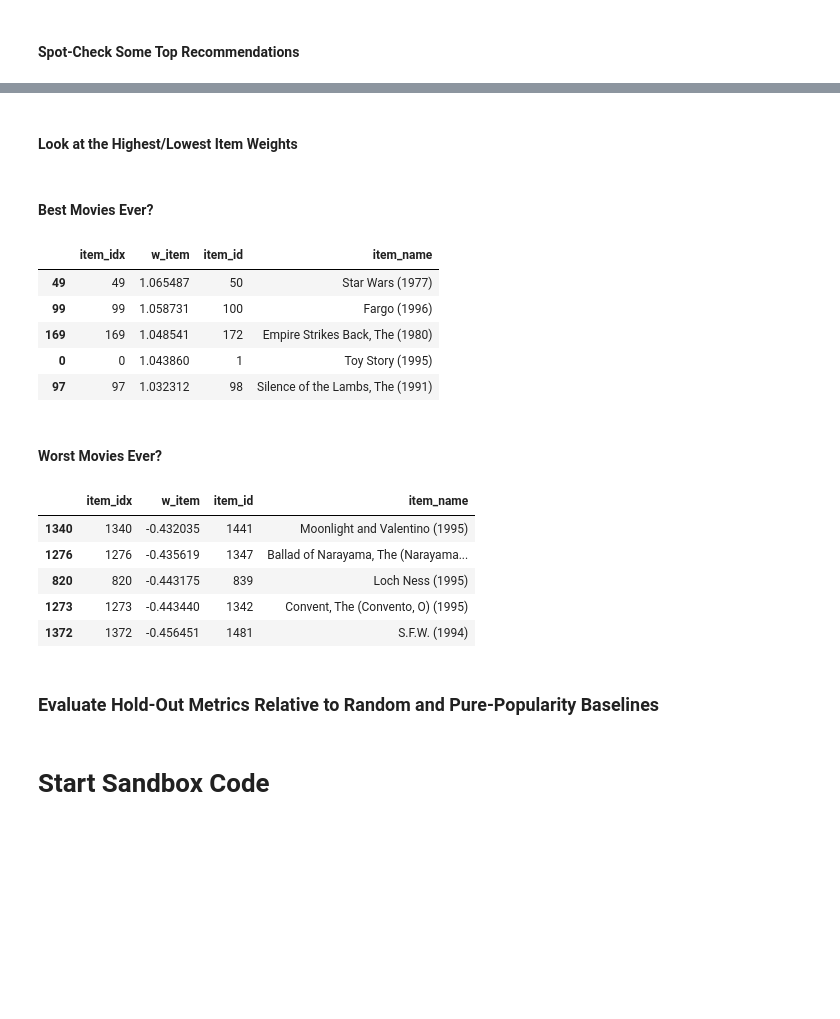
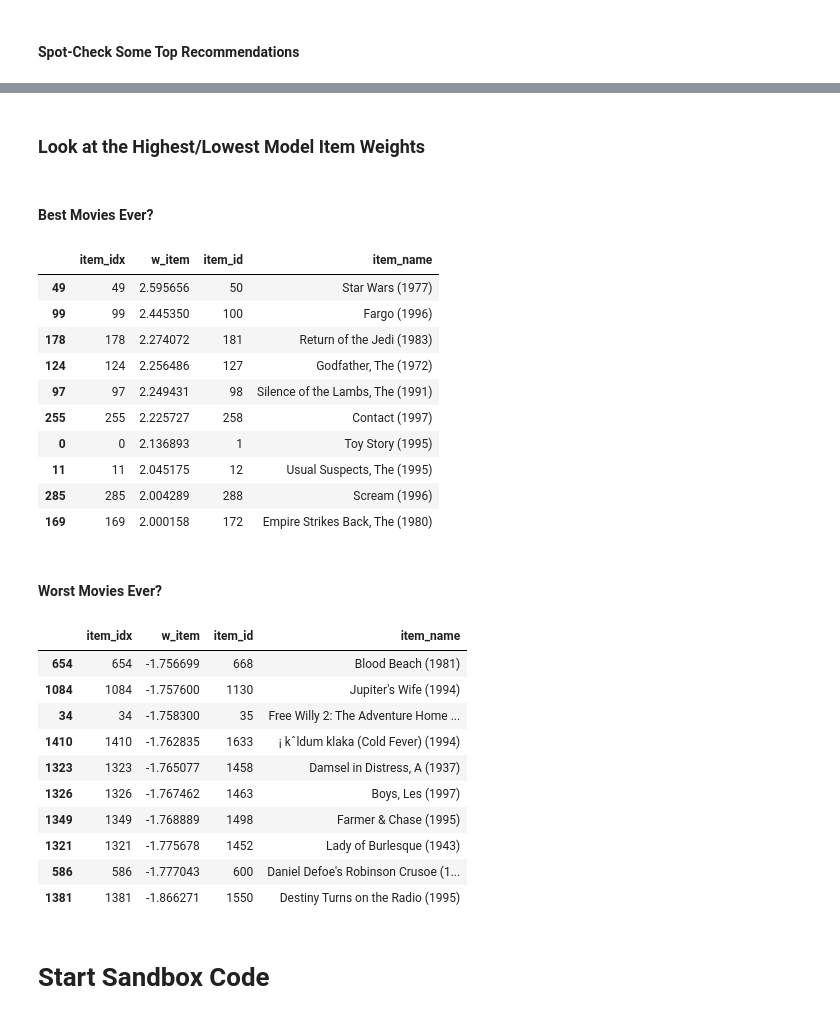
Before and after one commit to etlundquist/rankfm, a Jupyter notebook: notebooks/rank-fm.ipynb, the cells around one changed output, grey strips where cells are left out. Drawn from its saved outputs; the diff is of its cells as text; code cells hidden in the pictures; blank space fills up the shorter version.

```diff
--- a/notebooks/rank-fm.ipynb
+++ b/notebooks/rank-fm.ipynb
@@ -113,6 +113,6 @@ ratings_explicit.head()
 # %% [markdown]
 #### Generate Implicit Feedback Version
 # %%
-ratings_implicit = ratings_explicit[ratings_explicit.positive_feedback == 1][['user_id', 'item_id']].reset_index(drop=True)
+ratings_implicit = ratings_explicit[ratings_explicit.positive_feedback == 1].reset_index(drop=True)
 ratings_implicit.head()
 # %% [output]
@@ -145,10 +145,10 @@ def sample_tuple(u, i, items, user_items):
     return u, i, np.random.choice(list(items - user_items[u]))
 
 
-def sample_tuples(interactions, items, user_items, n_jobs=mp.cpu_count()):
+def sample_tuples(interactions, items, user_items, processes=mp.cpu_count()):
     """sample a (u, i, j) tuple for every observed interaction"""
 
-    pool = mp.Pool(processes=n_jobs)
+    pool = mp.Pool(processes=processes)
     mp_sample_tuple = partial(sample_tuple, items=items, user_items=user_items)
     samples = pool.starmap(mp_sample_tuple, zip(interactions.iloc[:, 0], interactions.iloc[:, 1]))
     pool.close()
@@ -312,0 +331,10 @@ interactions.head()
+# %%
+test_pct = 0.25
+
+train_mask = (ratings_implicit.index / ratings_implicit.shape[0]) <  (1 - test_pct)
+valid_mask = (ratings_implicit.index / ratings_implicit.shape[0]) >= (1 - test_pct)
+
+interactions_train = ratings_implicit[train_mask][['user_id', 'item_id']]
+interactions_valid = ratings_implicit[valid_mask][['user_id', 'item_id']]
+
+interactions_train.shape, interactions_valid.shape
@@ -313,6 +349,8 @@ interactions.head()
 # %% [markdown]
 #### Initialize and Fit the Model
 # %%
-model = RankFM(factors=10, learning_rate=0.01, regularization=0.1)
-model.fit(interactions, n_epochs=3)
+%%prun -l 10
+
+model = RankFM(factors=10, learning_rate=0.1, regularization=0.01)
+model.fit(interactions_train, epochs=10)
 # %% [output]
@@ -355,5 +459,5 @@ item_names[item_names.item_id.isin([50, 100, 181, 174, 258, 127, 98, 1, 172, 56]
 # %% [markdown]
-#### Look at the Highest/Lowest Item Weights
+### Look at the Highest/Lowest Model Item Weights
 # %%
 item_weights = pd.DataFrame({'item_idx': np.arange(len(model.w_item)), 'w_item': model.w_item})
 item_weights['item_id'] = item_weights['item_idx'].map(model.index_to_item)
@@ -361,26 +465,34 @@ item_weights = pd.merge(item_weights, item_names, on='item_id').sort_values('w_i
 # %% [markdown]
 #### Best Movies Ever?
 # %%
-item_weights.head()
+item_weights.head(10)
 # %% [output]
 |  | item_idx | w_item | item_id | item_name |
-| 49 | 49 | 1.065487 | 50 | Star Wars (1977) |
-| 99 | 99 | 1.058731 | 100 | Fargo (1996) |
-| 169 | 169 | 1.048541 | 172 | Empire Strikes Back, The (1980) |
-| 0 | 0 | 1.043860 | 1 | Toy Story (1995) |
-| 97 | 97 | 1.032312 | 98 | Silence of the Lambs, The (1991) |
+| 49 | 49 | 2.595656 | 50 | Star Wars (1977) |
+| 99 | 99 | 2.445350 | 100 | Fargo (1996) |
+| 178 | 178 | 2.274072 | 181 | Return of the Jedi (1983) |
+| 124 | 124 | 2.256486 | 127 | Godfather, The (1972) |
+| 97 | 97 | 2.249431 | 98 | Silence of the Lambs, The (1991) |
+| 255 | 255 | 2.225727 | 258 | Contact (1997) |
+| 0 | 0 | 2.136893 | 1 | Toy Story (1995) |
+| 11 | 11 | 2.045175 | 12 | Usual Suspects, The (1995) |
+| 285 | 285 | 2.004289 | 288 | Scream (1996) |
+| 169 | 169 | 2.000158 | 172 | Empire Strikes Back, The (1980) |
 # %% [markdown]
 #### Worst Movies Ever?
 # %%
-item_weights.tail()
+item_weights.tail(10)
 # %% [output]
 |  | item_idx | w_item | item_id | item_name |
-| 1340 | 1340 | -0.432035 | 1441 | Moonlight and Valentino (1995) |
-| 1276 | 1276 | -0.435619 | 1347 | Ballad of Narayama, The (Narayama... |
-| 820 | 820 | -0.443175 | 839 | Loch Ness (1995) |
-| 1273 | 1273 | -0.443440 | 1342 | Convent, The (Convento, O) (1995) |
-| 1372 | 1372 | -0.456451 | 1481 | S.F.W. (1994) |
+| 654 | 654 | -1.756699 | 668 | Blood Beach (1981) |
+| 1084 | 1084 | -1.757600 | 1130 | Jupiter's Wife (1994) |
+| 34 | 34 | -1.758300 | 35 | Free Willy 2: The Adventure Home ... |
+| 1410 | 1410 | -1.762835 | 1633 | ¡ kˆldum klaka (Cold Fever) (1994) |
+| 1323 | 1323 | -1.765077 | 1458 | Damsel in Distress, A (1937) |
+| 1326 | 1326 | -1.767462 | 1463 | Boys, Les (1997) |
+| 1349 | 1349 | -1.768889 | 1498 | Farmer & Chase (1995) |
+| 1321 | 1321 | -1.775678 | 1452 | Lady of Burlesque (1943) |
+| 586 | 586 | -1.777043 | 600 | Daniel Defoe's Robinson Crusoe (1... |
+| 1381 | 1381 | -1.866271 | 1550 | Destiny Turns on the Radio (1995) |
-# %% [markdown]
-### Evaluate Hold-Out Metrics Relative to Random and Pure-Popularity Baselines
 # %% [markdown]
 # Start Sandbox Code
```
Also changed, not shown: parts of 24 cells of this notebook.
